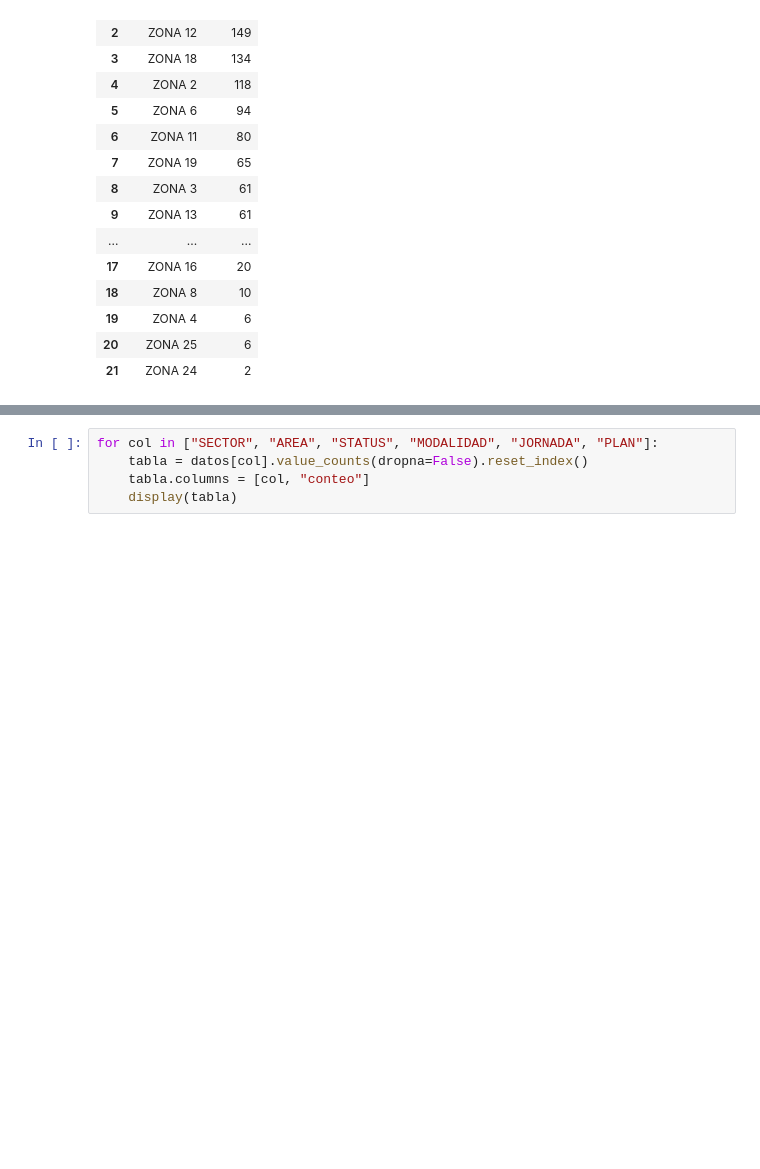
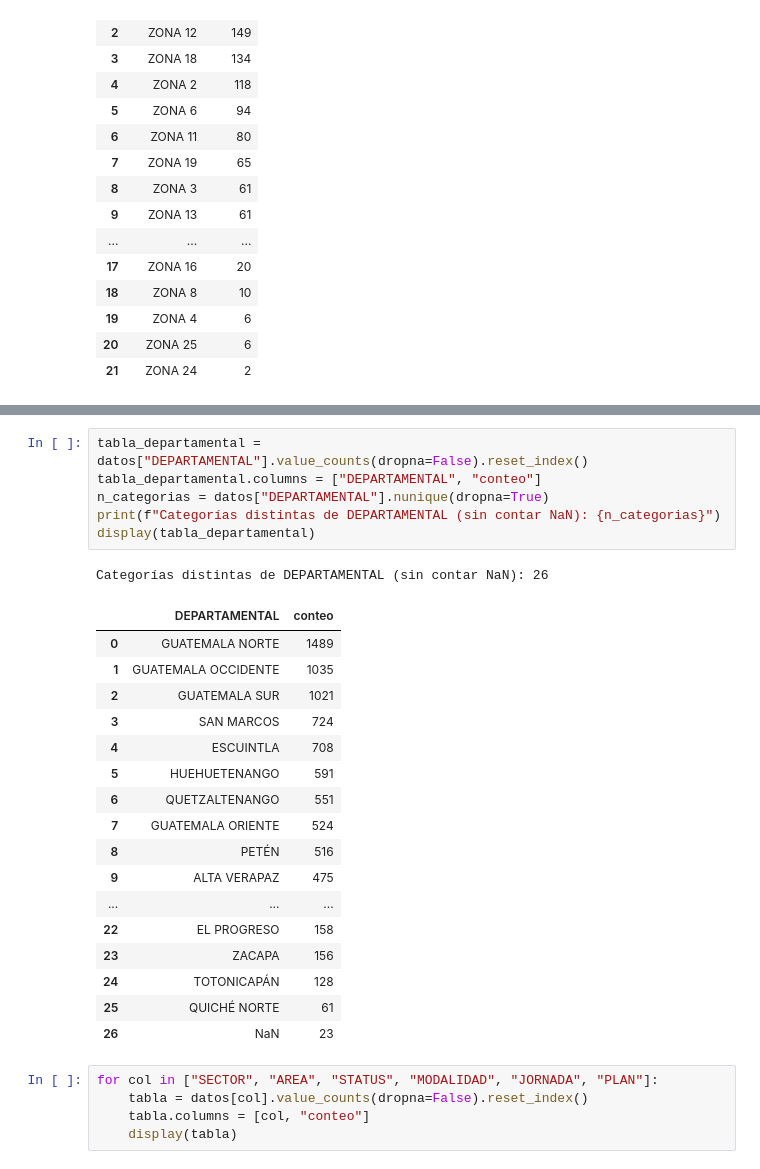
Before and after one commit to Dulce2004/CC3084-Proyecto1, a Jupyter notebook: notebooks/01_diagnostico_inicial.ipynb, the cells around one changed output, grey strips where cells are left out. Drawn from its saved outputs; the diff is of its cells as text; blank space fills up the shorter version.

Commit message:
fix: se corrige el diagnostico de la variable DEPARTAMENTAL, formatos de telefono/codigo y el resumen de problemas de calidad de datos

```diff
--- a/notebooks/01_diagnostico_inicial.ipynb
+++ b/notebooks/01_diagnostico_inicial.ipynb
@@ -258,3 +292,28 @@ display(tabla_municipio_capital)
+# %%
+tabla_departamental = datos["DEPARTAMENTAL"].value_counts(dropna=False).reset_index()
+tabla_departamental.columns = ["DEPARTAMENTAL", "conteo"]
+n_categorias = datos["DEPARTAMENTAL"].nunique(dropna=True)
+print(f"Categorías distintas de DEPARTAMENTAL (sin contar NaN): {n_categorias}")
+display(tabla_departamental)
+# %% [output]
+Categorías distintas de DEPARTAMENTAL (sin contar NaN): 26
+|  | DEPARTAMENTAL | conteo |
+| 0 | GUATEMALA NORTE | 1489 |
+| 1 | GUATEMALA OCCIDENTE | 1035 |
+| 2 | GUATEMALA SUR | 1021 |
+| 3 | SAN MARCOS | 724 |
+| 4 | ESCUINTLA | 708 |
+| 5 | HUEHUETENANGO | 591 |
+| 6 | QUETZALTENANGO | 551 |
+| 7 | GUATEMALA ORIENTE | 524 |
+| 8 | PETÉN | 516 |
+| 9 | ALTA VERAPAZ | 475 |
+| ... | ... | ... |
+| 22 | EL PROGRESO | 158 |
+| 23 | ZACAPA | 156 |
+| 24 | TOTONICAPÁN | 128 |
+| 25 | QUICHÉ NORTE | 61 |
+| 26 | NaN | 23 |
 # %%
 for col in ["SECTOR", "AREA", "STATUS", "MODALIDAD", "JORNADA", "PLAN"]:
     tabla = datos[col].value_counts(dropna=False).reset_index()
```
Also changed, not shown: parts of 3 cells of this notebook.
